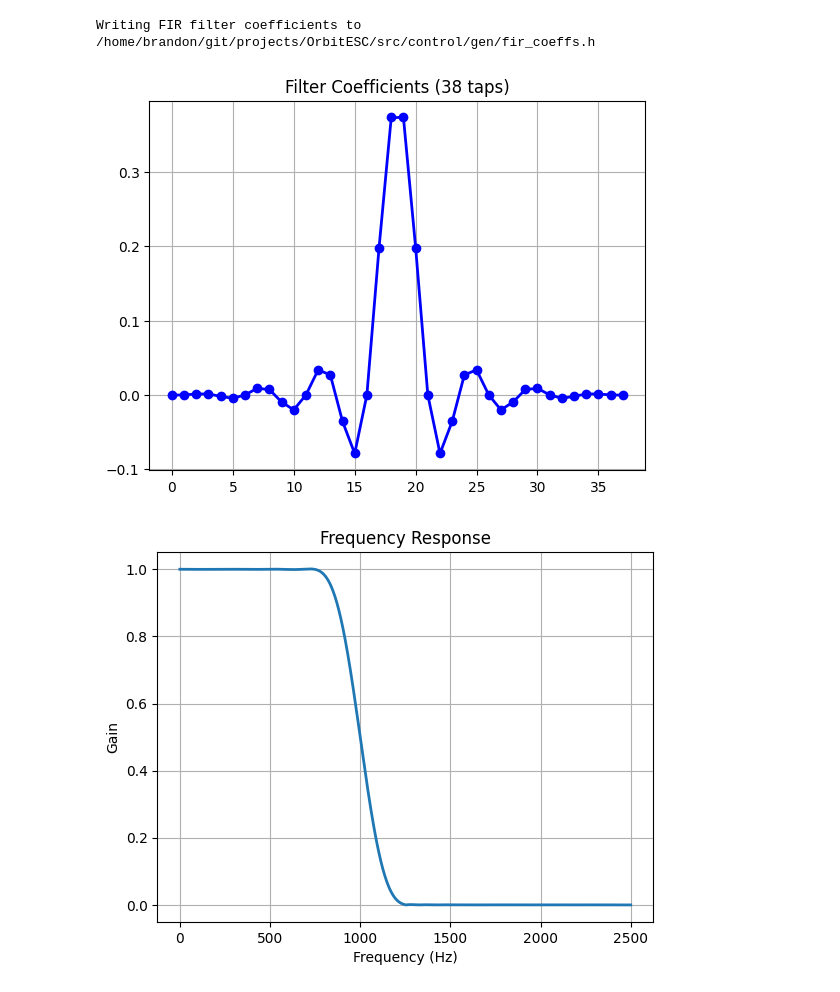
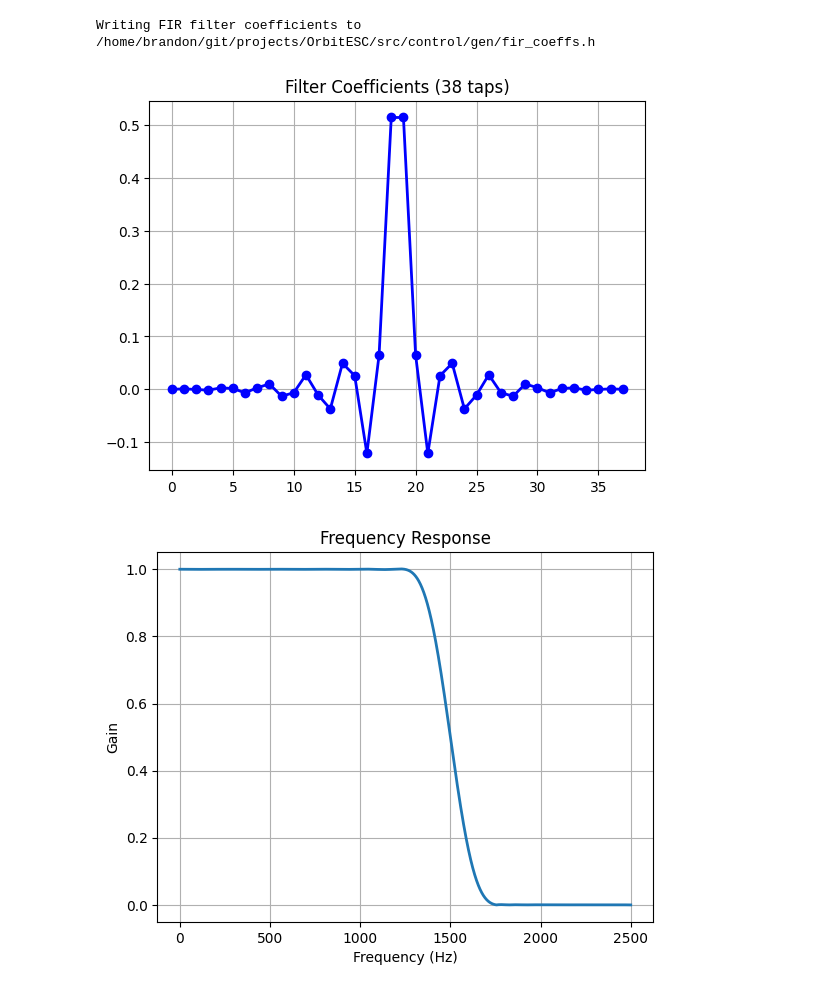
Before and after one commit to brandonbraun653/OrbitESC, a Jupyter notebook: model/FIRDesign.ipynb, the cells around one changed output. Drawn from its saved outputs; the diff is of its cells as text; code cells hidden in the pictures.

```diff
--- a/model/FIRDesign.ipynb
+++ b/model/FIRDesign.ipynb
@@ -14,7 +14,7 @@ sample_freq = 5000  # Hardware sample rate
 nyq_rate = sample_freq / 2.0  # Nyquist rate
 width = 500.0 / nyq_rate  # Transition band width in Hz
 ripple_db = 60   # Stopband attenuation in dB
-cutoff_hz = 1000  # Cutoff frequency in Hz
+cutoff_hz = 1500  # Cutoff frequency in Hz
 
 # Design the FIR filter
 N, beta = kaiserord(ripple_db, width)
@@ -23,32 +23,32 @@ tap_str = ', '.join([f"{t:.7f}f" for t in taps])
 
 # Write the filter coefficients to a header file
 output_file = Path(os.getcwd()).resolve().parent / "src/control/gen/fir_coeffs.h"
 print(f"Writing FIR filter coefficients to {output_file.as_posix()}")
 coeff2header.fir_header(output_file.as_posix(), taps)
 
 # Compute the frequency response
 w, h = freqz(taps)
 
 #------------------------------------------------
 # Plot the FIR filter coefficients.
 #------------------------------------------------
 figure(1)
 plot(taps, 'bo-', linewidth=2)
 title('Filter Coefficients (%d taps)' % N)
 grid(True)
 
 #------------------------------------------------
 # Plot the magnitude response of the filter.
 #------------------------------------------------
 figure(2)
 clf()
 w, h = freqz(taps, worN=8000)
 plot((w/pi)*nyq_rate, absolute(h), linewidth=2)
 xlabel('Frequency (Hz)')
 ylabel('Gain')
 title('Frequency Response')
 grid(True)
 # %% [output]
 Writing FIR filter coefficients to /home/brandon/git/projects/OrbitESC/src/control/gen/fir_coeffs.h
-[figure, old version]
+[figure, new version]
-[figure, old version]
+[figure, new version]
```
Also changed, not shown: 5 other files.
